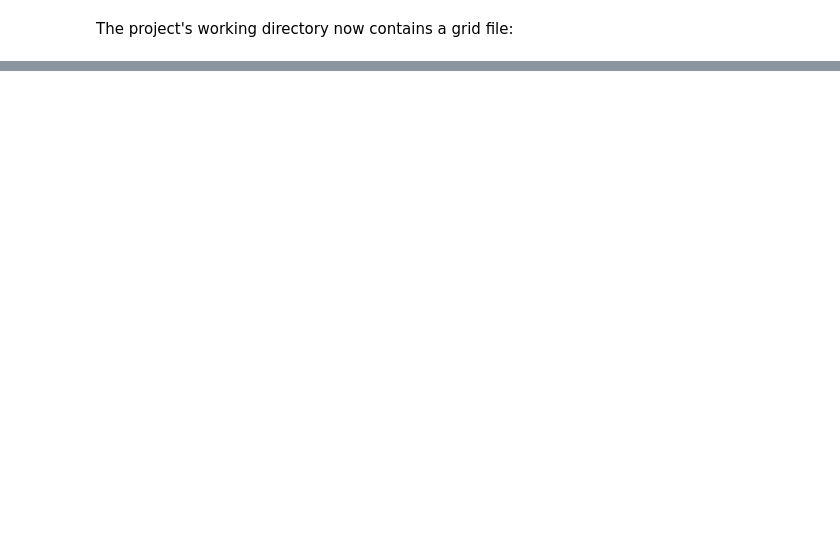
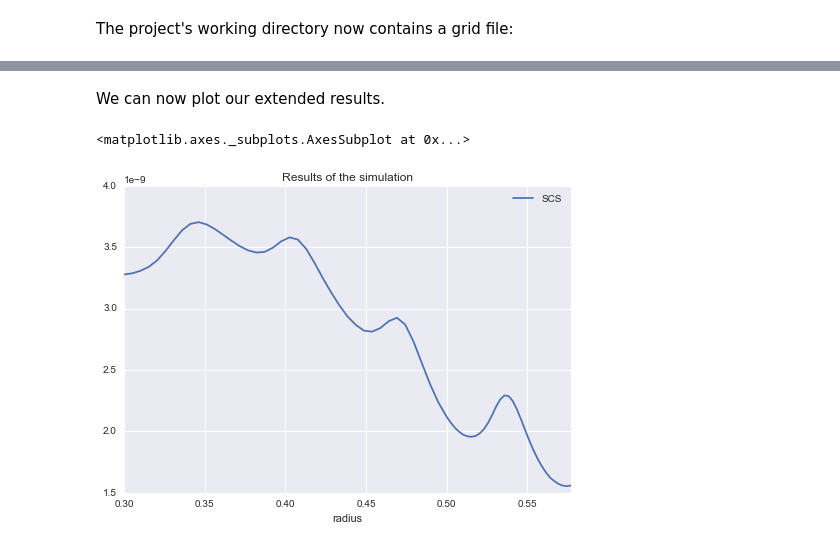
Before and after one commit to jbopp/pypmj, a Jupyter notebook: examples/mie2D.ipynb, the cells around one changed output, grey strips where cells are left out. Cells and saved outputs as stored; diff of their text form; code cells hidden in the pictures; blank space fills up the shorter version.

```diff
--- a/examples/mie2D.ipynb
+++ b/examples/mie2D.ipynb
@@ -202,0 +331,5 @@ AttributeError: 'SimulationSet' object has no attribute 'cleanMode'
+# %%
+extended_radii = np.append(np.linspace(0.5, 0.6, 40)[1:], np.linspace(0.3, 0.5, 40))
+mie_keys_extended = {'constants' :{},
+                     'parameters': {},
+                     'geometry': {'radius':extended_radii}}
@@ -202,0 +351,2 @@ AttributeError: 'SimulationSet' object has no attribute 'cleanMode'
+# %%
+simuset.run(N=10, evaluation_func=read_scs, delete_wdirs=True)
@@ -202,0 +380,7 @@ AttributeError: 'SimulationSet' object has no attribute 'cleanMode'
+# %% [markdown]
+We can now plot our extended results.
+# %%
+simuset.get_store_data().plot(x='radius', y='SCS', title='Results of the simulation')
+# %% [output]
+<matplotlib.axes._subplots.AxesSubplot at 0x...>
+[figure, added]
```
Also changed, not shown: parts of 52 cells of this notebook, 9 other files.
